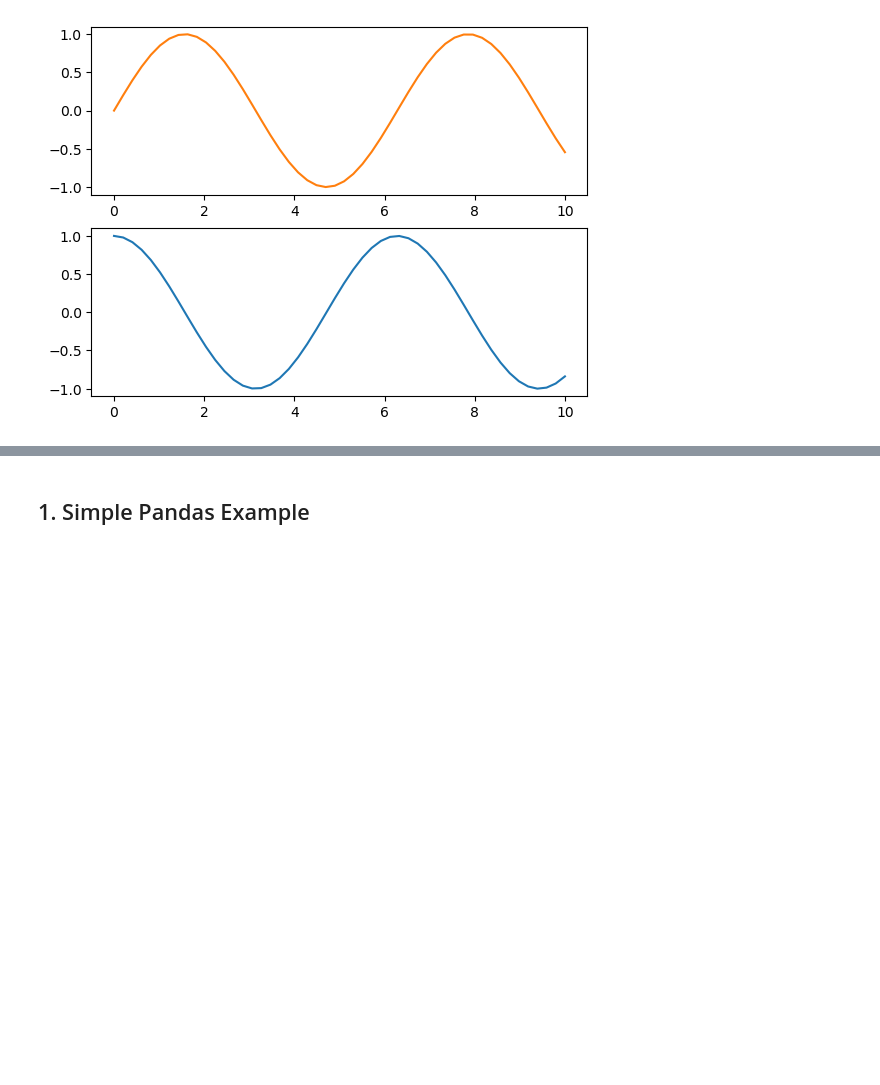
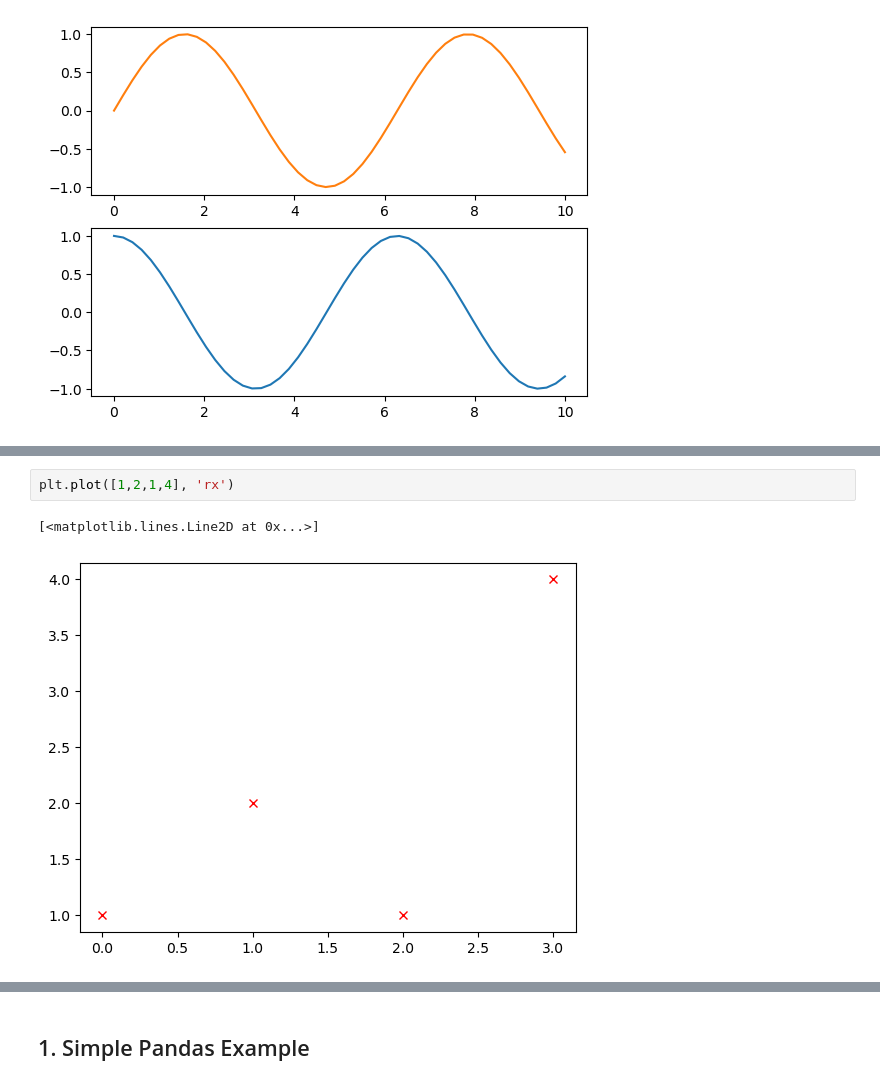
Before and after one commit to loic-roux-404/py-train, a Jupyter notebook: ml-solo/start-pandas.ipynb, the cells around one changed output, grey strips where cells are left out. Drawn from its saved outputs; the diff is of its cells as text; blank space fills up the shorter version.

```diff
--- a/ml-solo/start-pandas.ipynb
+++ b/ml-solo/start-pandas.ipynb
@@ -79,0 +129,5 @@ ax2.plot(X, Y2, color="C0")
+# %%
+plt.plot([1,2,1,4], 'rx')
+# %% [output]
+[<matplotlib.lines.Line2D at 0x...>]
+[figure, added]
```
Also changed, not shown: parts of 6 cells of this notebook, 5 other files.
